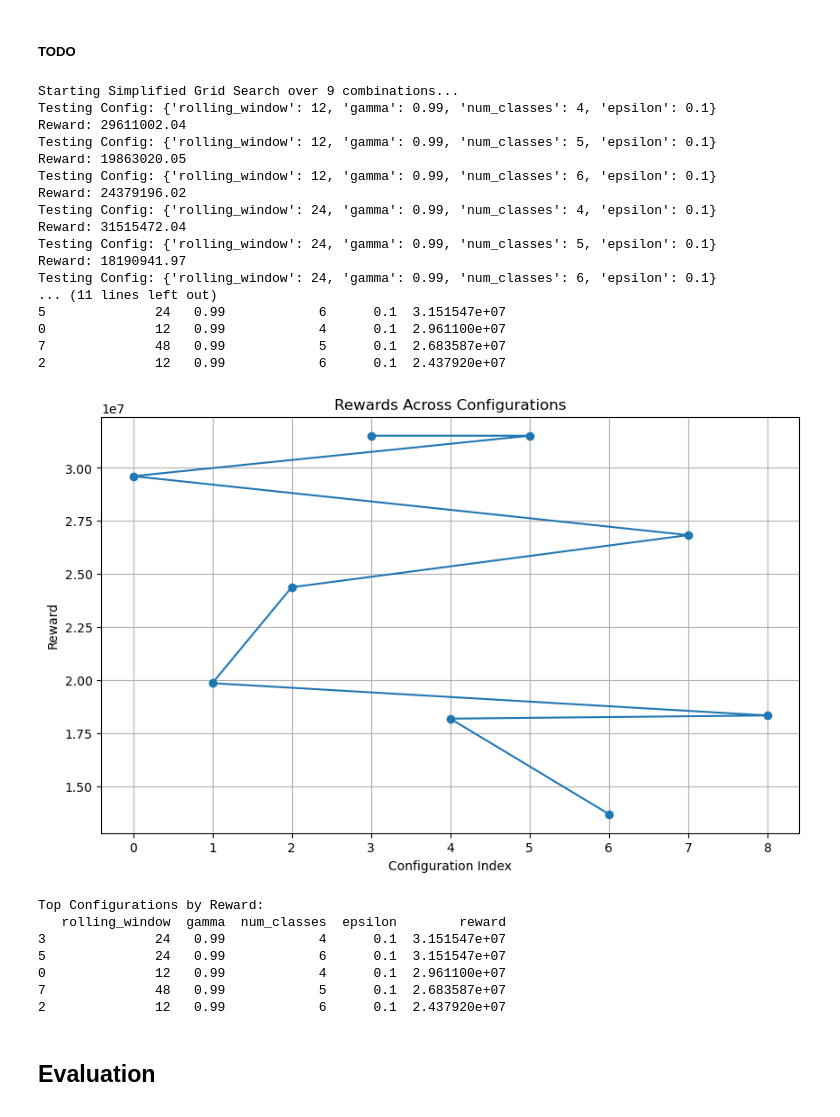
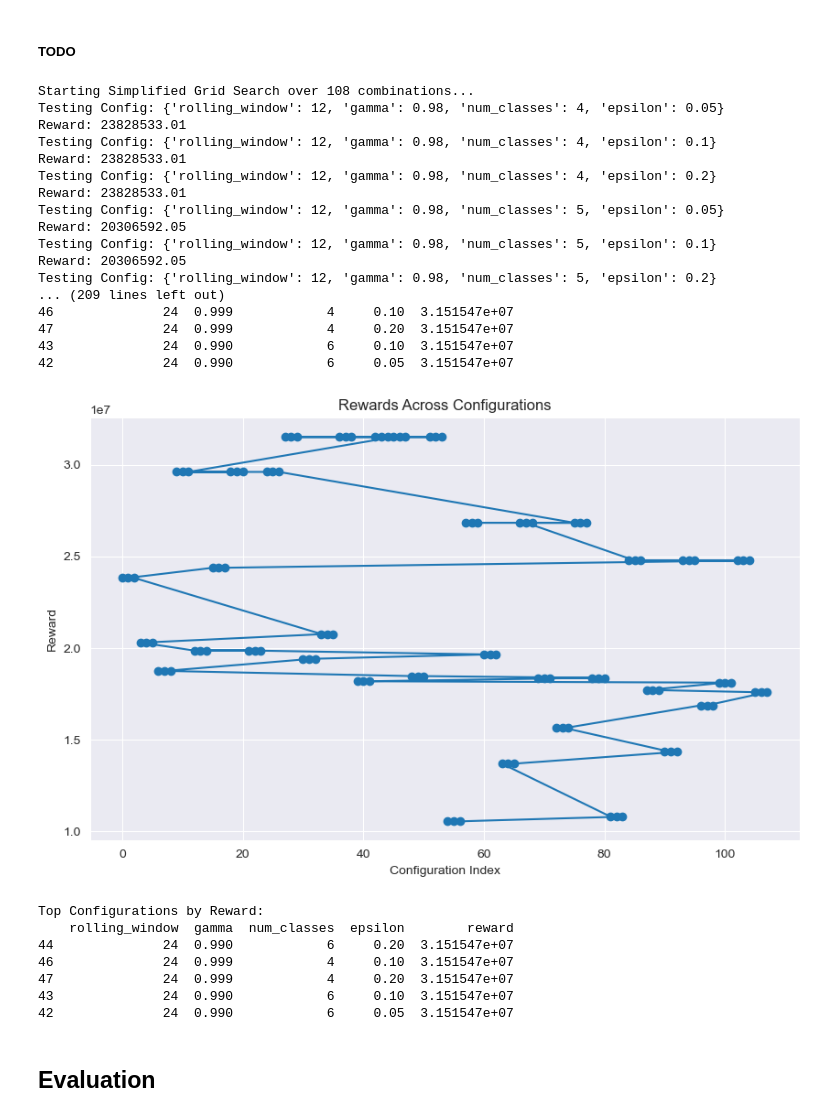
Before and after one commit to Max-f123/Machine_Learning_in_Energy_Systems, a Jupyter notebook: Assignment 03/Feli/Assignment_03_FELI.ipynb, the cells around one changed output. Saved outputs shown, nothing was run; the diff lists cells and outputs as text; code cells hidden in the pictures.

```diff
--- a/Assignment 03/Feli/Assignment_03_FELI.ipynb
+++ b/Assignment 03/Feli/Assignment_03_FELI.ipynb
@@ -569,6 +569,8 @@ def simplified_grid_search(data, param_grid):
             transition_matrix=transition_matrix,
             gamma=params['gamma'],
             epsilon=params['epsilon']
+
+
         )
         optimizer.value_iteration()
         optimizer.test_on_data(categorized_data)
@@ -581,61 +583,61 @@ def simplified_grid_search(data, param_grid):
     results_df = pd.DataFrame(results).sort_values(by='reward', ascending=False)
     print("\nTop Configurations:")
     print(results_df.head(5))
     return results_df
 
 
 # Define parameter grid
 param_grid = {
-    'rolling_window': [12, 24, 48],  # Vary rolling windows
-    'gamma': [0.99],  # Discount factor
+    'rolling_window': [12, 24, 48, 72],  # Vary rolling windows
+    'gamma': [0.98, 0.99, 0.999],  # Discount factor
     'num_classes': [4, 5, 6],  # Number of classes
-    'epsilon': [ 0.1]  # Convergence threshold
+    'epsilon': [0.05, 0.1, 0.2]  # Convergence threshold
 }
 
 # Run the grid search
 results_df = simplified_grid_search(data, param_grid)
 
 # Select top 5 configurations
 top_5_configs = results_df.head(5).to_dict(orient='records')
 
 # Plot results
 plt.figure(figsize=(10, 6))
 plt.plot(results_df['reward'], marker='o')
 plt.title("Rewards Across Configurations")
 plt.xlabel("Configuration Index")
 plt.ylabel("Reward")
 plt.grid(True)
 plt.show()
 
 # Print top configurations
 print("Top Configurations by Reward:")
 print(results_df.head(5))
 # %% [output]
-Starting Simplified Grid Search over 9 combinations...
-Testing Config: {'rolling_window': 12, 'gamma': 0.99, 'num_classes': 4, 'epsilon': 0.1}
-Reward: 29611002.04
-Testing Config: {'rolling_window': 12, 'gamma': 0.99, 'num_classes': 5, 'epsilon': 0.1}
-Reward: 19863020.05
-Testing Config: {'rolling_window': 12, 'gamma': 0.99, 'num_classes': 6, 'epsilon': 0.1}
-Reward: 24379196.02
-Testing Config: {'rolling_window': 24, 'gamma': 0.99, 'num_classes': 4, 'epsilon': 0.1}
-Reward: 31515472.04
-Testing Config: {'rolling_window': 24, 'gamma': 0.99, 'num_classes': 5, 'epsilon': 0.1}
-Reward: 18190941.97
-Testing Config: {'rolling_window': 24, 'gamma': 0.99, 'num_classes': 6, 'epsilon': 0.1}
-... (11 lines left out)
-5              24   0.99            6      0.1  3.151547e+07
-0              12   0.99            4      0.1  2.961100e+07
-7              48   0.99            5      0.1  2.683587e+07
-2              12   0.99            6      0.1  2.437920e+07
+Starting Simplified Grid Search over 108 combinations...
+Testing Config: {'rolling_window': 12, 'gamma': 0.98, 'num_classes': 4, 'epsilon': 0.05}
+Reward: 23828533.01
+Testing Config: {'rolling_window': 12, 'gamma': 0.98, 'num_classes': 4, 'epsilon': 0.1}
+Reward: 23828533.01
+Testing Config: {'rolling_window': 12, 'gamma': 0.98, 'num_classes': 4, 'epsilon': 0.2}
+Reward: 23828533.01
+Testing Config: {'rolling_window': 12, 'gamma': 0.98, 'num_classes': 5, 'epsilon': 0.05}
+Reward: 20306592.05
+Testing Config: {'rolling_window': 12, 'gamma': 0.98, 'num_classes': 5, 'epsilon': 0.1}
+Reward: 20306592.05
+Testing Config: {'rolling_window': 12, 'gamma': 0.98, 'num_classes': 5, 'epsilon': 0.2}
+... (209 lines left out)
+46              24  0.999            4     0.10  3.151547e+07
+47              24  0.999            4     0.20  3.151547e+07
+43              24  0.990            6     0.10  3.151547e+07
+42              24  0.990            6     0.05  3.151547e+07
-[figure, old version]
+[figure, new version]
 Top Configurations by Reward:
-   rolling_window  gamma  num_classes  epsilon        reward
-3              24   0.99            4      0.1  3.151547e+07
-5              24   0.99            6      0.1  3.151547e+07
-0              12   0.99            4      0.1  2.961100e+07
-7              48   0.99            5      0.1  2.683587e+07
-2              12   0.99            6      0.1  2.437920e+07
+    rolling_window  gamma  num_classes  epsilon        reward
+44              24  0.990            6     0.20  3.151547e+07
+46              24  0.999            4     0.10  3.151547e+07
+47              24  0.999            4     0.20  3.151547e+07
+43              24  0.990            6     0.10  3.151547e+07
+42              24  0.990            6     0.05  3.151547e+07
 # %% [markdown]
 ## Evaluation
 # %%
```
Also changed, not shown: parts of 7 cells of this notebook.
